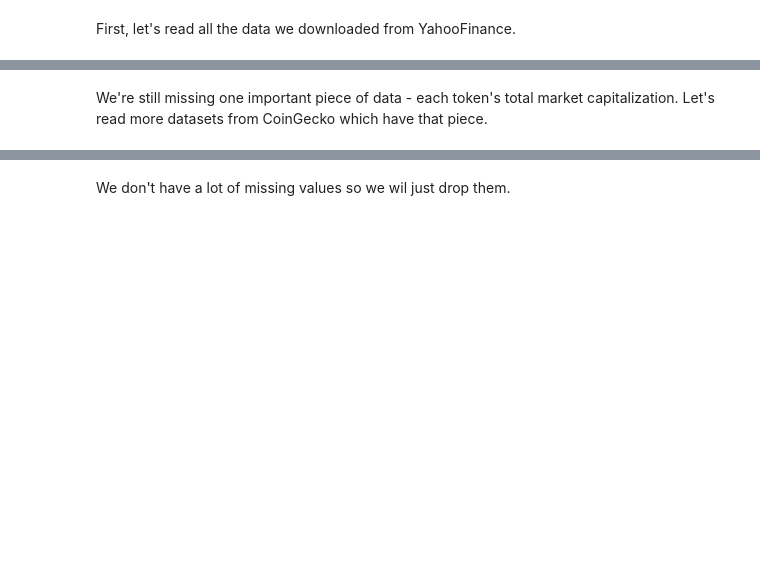
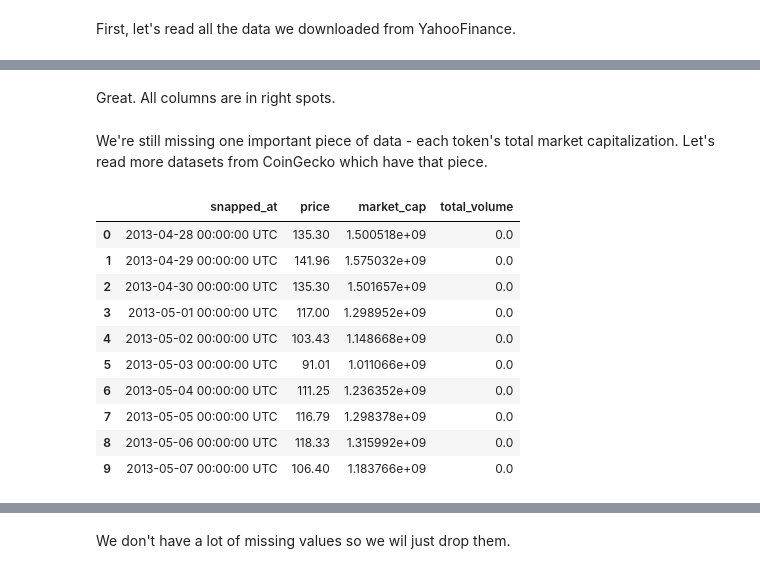
Before and after one commit to igorverevkin1992/Predicting-Bitcoin-Price, a Jupyter notebook: DW/Data_Wrangling.ipynb, the cells around one changed output, grey strips where cells are left out. Saved outputs shown, nothing was run; the diff lists cells and outputs as text; code cells hidden in the pictures; blank space fills up the shorter version.

```diff
--- a/DW/Data_Wrangling.ipynb
+++ b/DW/Data_Wrangling.ipynb
@@ -55,3 +75,5 @@ df_BTC.head(1)
+# %% [markdown]
+Great. All columns are in right spots.
 # %% [markdown]
 We're still missing one important piece of data - each token's total market capitalization. Let's read more datasets from CoinGecko which have that piece.
 # %%
@@ -69,0 +86,14 @@ df_LTC_cap = df_LTC_cap.rename({'snapped_at':'Date', 'market_cap':'MarketCap_LTC
+# %%
+df_BTC_cap.head(10)
+# %% [output]
+|  | snapped_at | price | market_cap | total_volume |
+| 0 | 2013-04-28 00:00:00 UTC | 135.30 | 1.500518e+09 | 0.0 |
+| 1 | 2013-04-29 00:00:00 UTC | 141.96 | 1.575032e+09 | 0.0 |
+| 2 | 2013-04-30 00:00:00 UTC | 135.30 | 1.501657e+09 | 0.0 |
+| 3 | 2013-05-01 00:00:00 UTC | 117.00 | 1.298952e+09 | 0.0 |
+| 4 | 2013-05-02 00:00:00 UTC | 103.43 | 1.148668e+09 | 0.0 |
+| 5 | 2013-05-03 00:00:00 UTC | 91.01 | 1.011066e+09 | 0.0 |
+| 6 | 2013-05-04 00:00:00 UTC | 111.25 | 1.236352e+09 | 0.0 |
+| 7 | 2013-05-05 00:00:00 UTC | 116.79 | 1.298378e+09 | 0.0 |
+| 8 | 2013-05-06 00:00:00 UTC | 118.33 | 1.315992e+09 | 0.0 |
+| 9 | 2013-05-07 00:00:00 UTC | 106.40 | 1.183766e+09 | 0.0 |
```
Also changed, not shown: parts of 49 cells of this notebook, 15 other files.
